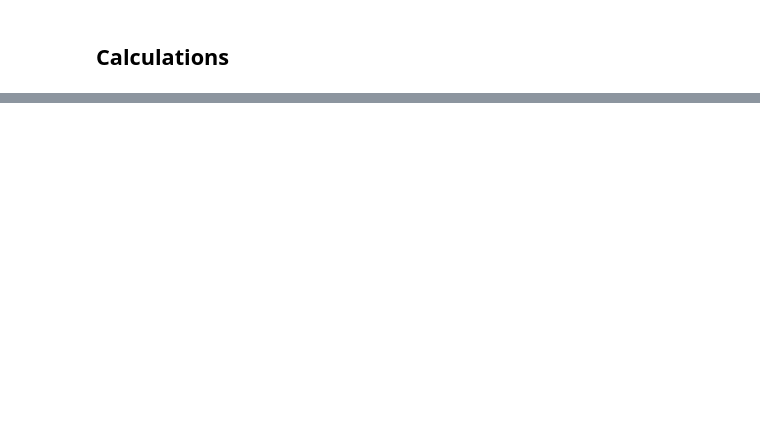
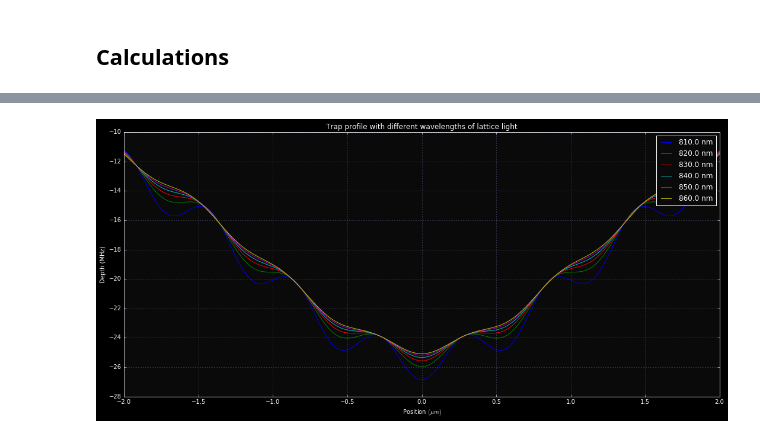
Before and after one commit to aquirdTurtle/Marks-old-analysis-folder, a Jupyter notebook: Light Shift Calculations.ipynb, the cells around one changed output, grey strips where cells are left out. Saved outputs shown, nothing was run; the diff lists cells and outputs as text; code cells hidden in the pictures; blank space fills up the shorter version.

```diff
--- a/Light Shift Calculations.ipynb
+++ b/Light Shift Calculations.ipynb
@@ -131,0 +134,17 @@ def scatterRate(power, waist, lightWavelength):
+# %%
+def tweezerDepth(power, waist, wavelength):
+    mass = 1.443*10**(-25)
+    # in Hz
+    nuD1 = 384.2*10**12
+    nuD2 = 377.1*10**12
+    c = 2.998*10**8
+    # linewidth is equivalent to the
+    gammaD1 = 36.1*10**6
+    gammaD2 = 38.11*10**6
+    # from inputs & constants
+    deltaD1 = nuD1 - c / wavelength
+    deltaD2 = nuD2 - c / wavelength
+    # calculation
+    chi = (2 * gammaD2 / (deltaD2 * nuD2**3) + gammaD1 / (deltaD1 * nuD1**3))
+    depth = c**2 * power / ((2*np.pi)**4*waist**2) * chi
+    return depth
@@ -239,0 +331,65 @@ print((26*10**-9)**-1)
+# %%
+trapWaist = 170*10**(-6)
+h = 6.626*10**-34
+# (in meters) This is different from the wavelength because of the bowtie configuration.
+powerEstimate = 1.4 * 0.8 * 0.8 * 0.9
+#
+tweezerWavelength = 850*10**-9
+tweezerIntensity = 3.185 * 10**11 * 0.00715
+tweezerWaist = 707*10**-9
+latticeWaist = 170*10**-6
+tweezerPower = tweezerIntensity * tweezerWaist**2 * np.pi/2
+
+positions = np.linspace(-2*10**-6, 2*10**-6, 1000)
+
+lightWavelengths = np.linspace(810 * 10**-9, 860 * 10**-9, 6)
+latticeWavelengths = np.sqrt(2) * lightWavelengths
+
+depthProfile = np.zeros([len(lightWavelengths), len(positions)])
+
+phases = np.linspace(0, np.pi/2, 4)
+
+plt.figure(1)
+for wavelengthInc in range(len(lightWavelengths)):
+    depthProfile[wavelengthInc] = tweezerPlusLatticeDepth(tweezerPower, tweezerWaist, tweezerWavelength, powerEstimate,
+                                                          latticeWaist, lightWavelengths[wavelengthInc], latticeWavelengths[wavelengthInc], positions, 0)
+    plt.plot(positions * 10**6, -depthProfile[wavelengthInc] / (h * 10**6), label=str(lightWavelengths[wavelengthInc]*10**9) + ' nm')
+plt.title('Trap profile with different wavelengths of lattice light')
+plt.xlabel('Position $(\mu m)$')
+plt.ylabel('Depth (MHz)')
+plt.legend()
+
+plt.figure(2)
+for phaseInc in range(len(phases)):
+    depthProfile[phaseInc] = tweezerPlusLatticeDepth(tweezerPower, tweezerWaist, tweezerWavelength, powerEstimate,
+                                                          latticeWaist, lightWavelengths[0], latticeWavelengths[0], positions, phases[phaseInc])
+    plt.plot(positions * 10**6, -depthProfile[phaseInc] / (h * 10**6), label=str(phases[phaseInc]))
+
+plt.title('Trap Profile for different phases with lattice light at ' + str(lightWavelengths[0]*10**9) + ' nm')
+plt.xlabel('Position $(\mu m)$')
+plt.ylabel('Depth (MHz)')
+plt.legend()
+
+plt.figure(3)
+for phaseInc in range(len(phases)):
+    depthProfile[phaseInc] = tweezerPlusLatticeDepth(tweezerPower, tweezerWaist, tweezerWavelength, powerEstimate,
+                                                          latticeWaist, lightWavelengths[-2], latticeWavelengths[-2], positions, phases[phaseInc])
+    plt.plot(positions * 10**6, -depthProfile[phaseInc] / (h * 10**6), label=str(phases[phaseInc]))
+plt.title('Trap Profile for different phases with lattice light at ' + str(lightWavelengths[-2]*10**9) + ' nm')
+plt.xlabel('Position $(\mu m)$')
+plt.ylabel('Depth (MHz)')
+plt.legend();
+
+plt.figure(4)
+powers = np.linspace(0, powerEstimate, 4)
+for powerInc in range(len(powers)):
+    depthProfile[powerInc] = tweezerPlusLatticeDepth(tweezerPower, tweezerWaist, tweezerWavelength, powers[powerInc],
+                                                     latticeWaist, lightWavelengths[0], latticeWavelengths[0], positions, 0)
+    plt.plot(positions * 10**6, -depthProfile[powerInc] / (h * 10**6), label=str(powers[powerInc]))
+
+plt.title('Trap Profile for different lattice powers with the lattice light at ' + str(lightWavelengths[0]*10**9) + ' nm')
+plt.xlabel('Position $(\mu m)$')
+plt.ylabel('Depth (MHz)')
+plt.legend();
+# %% [output]
+[figure, added]
```
Also changed, not shown: parts of 16 cells of this notebook, 1 other file.
